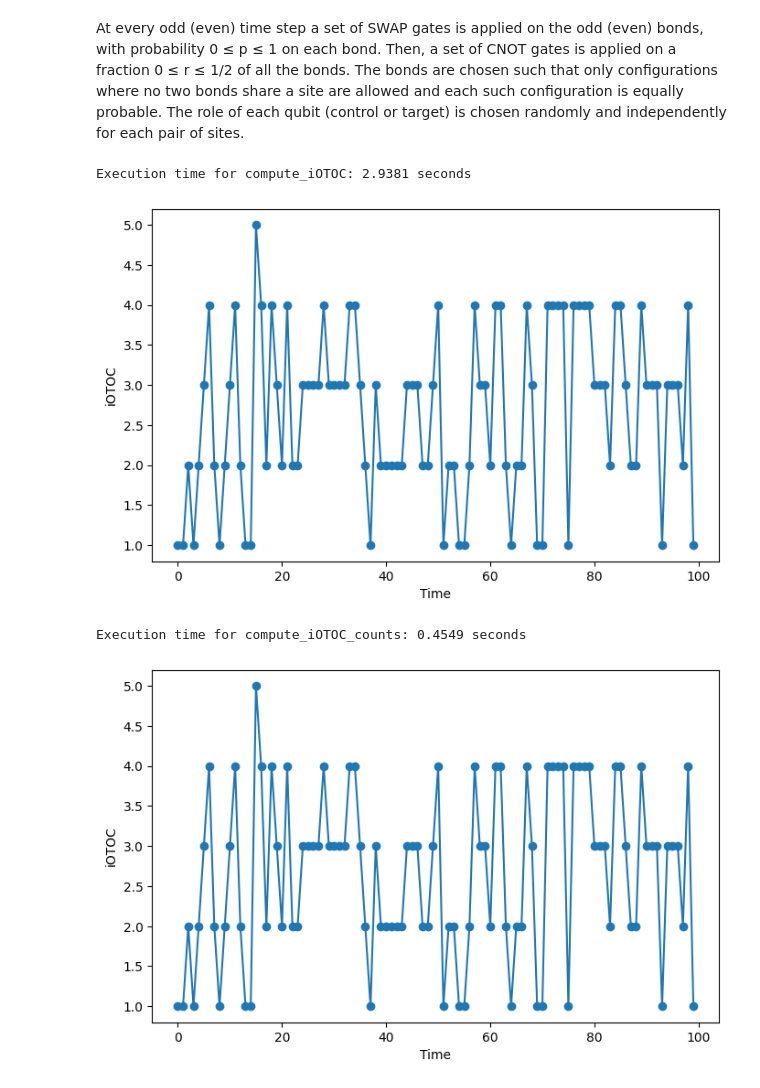
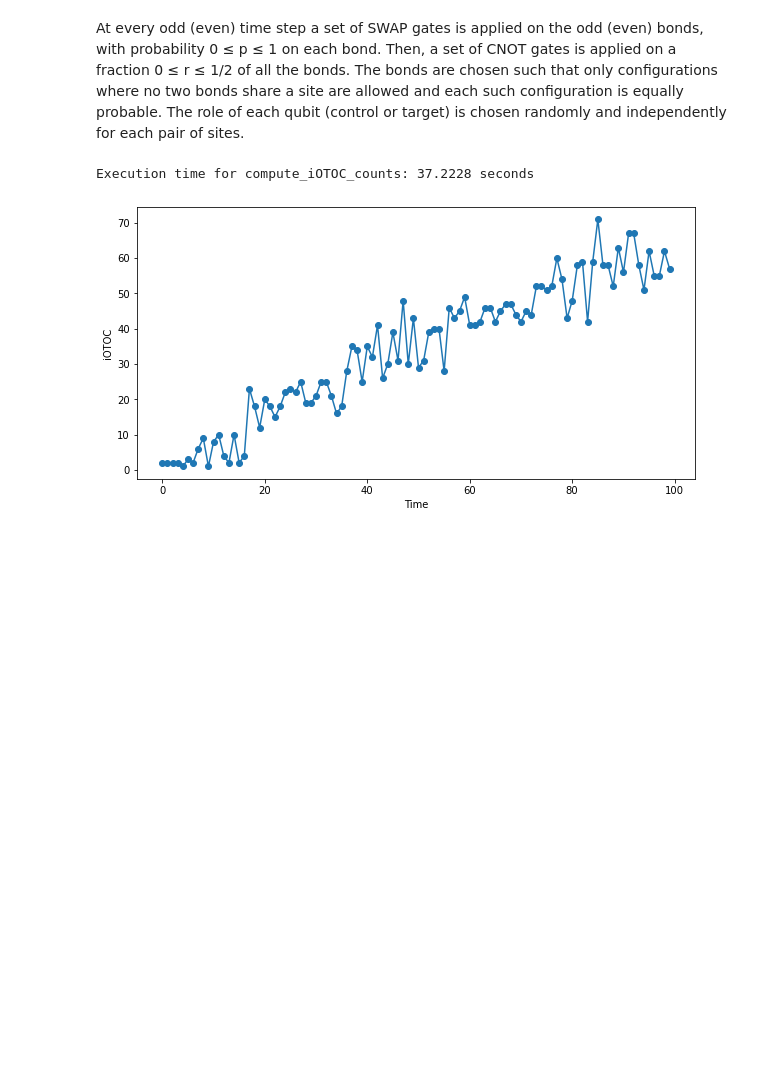
Before and after one commit to PiPevafo/OTOCs-Random-Circuits, a Jupyter notebook: scrambling_random_clifford.ipynb, the cells around one changed output. Cells and saved outputs as stored; diff of their text form; code cells hidden in the pictures; blank space fills up the shorter version.

Commit message:
Density and iOTOC graphs running and optimized

```diff
--- a/scrambling_random_clifford.ipynb
+++ b/scrambling_random_clifford.ipynb
@@ -174,36 +174,34 @@ def compute_iOTOC_counts(n_qubits, time, layers, init_site):
 # %%
 import time
 
-L = 5
+L = 120
 T = 100
-p = 0.8
-r = 0.4
+p = 0.9
+r = 0.5
 
 layers = create_circuit_layers(L,T, p, r)
 
-start_time1 = time.time()
-iOTOC_times1, iOTOC_vals1, layers = compute_iOTOC(L, T, layers, init_site=L//2)
-end_time1 = time.time()
-print(f"Execution time for compute_iOTOC: {end_time1 - start_time1:.4f} seconds")
+# start_time1 = time.time()
+# iOTOC_times1, iOTOC_vals1, layers = compute_iOTOC(L, T, layers, init_site=L//2)
+# end_time1 = time.time()
+# print(f"Execution time for compute_iOTOC: {end_time1 - start_time1:.4f} seconds")
 
-plt.figure(figsize=(8, 5))
-plt.plot(iOTOC_times1, iOTOC_vals1, marker='o')
-plt.xlabel('Time')
-plt.ylabel('iOTOC')
-plt.show()
+# plt.figure(figsize=(10, 8))
+# plt.plot(iOTOC_times1, iOTOC_vals1, marker='o')
+# plt.xlabel('Time')
+# plt.ylabel('iOTOC')
+# plt.show()
 
 start_time2 = time.time()
 iOTOC_times2, iOTOC_vals2 = compute_iOTOC_counts(L, T, layers, init_site=L//2)
 end_time2 = time.time()
 print(f"Execution time for compute_iOTOC_counts: {end_time2 - start_time2:.4f} seconds")
 
-plt.figure(figsize=(8, 5))
+plt.figure(figsize=(10, 5))
 plt.plot(iOTOC_times2, iOTOC_vals2, marker='o')
 plt.xlabel('Time')
 plt.ylabel('iOTOC')
 plt.show()
 # %% [output]
-Execution time for compute_iOTOC: 2.9381 seconds
+Execution time for compute_iOTOC_counts: 37.2228 seconds
-[figure, old version]
+[figure, new version]
-Execution time for compute_iOTOC_counts: 0.4549 seconds
-[figure, removed]
```
